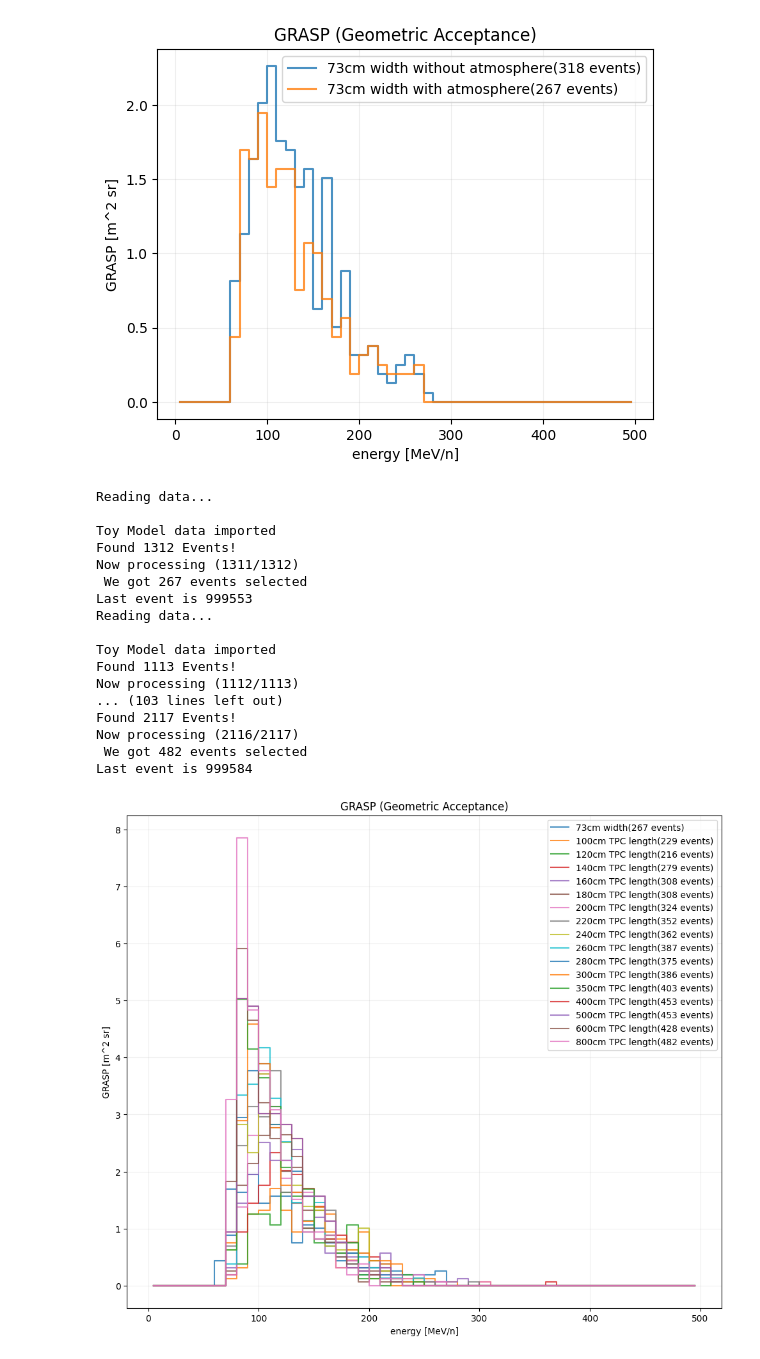
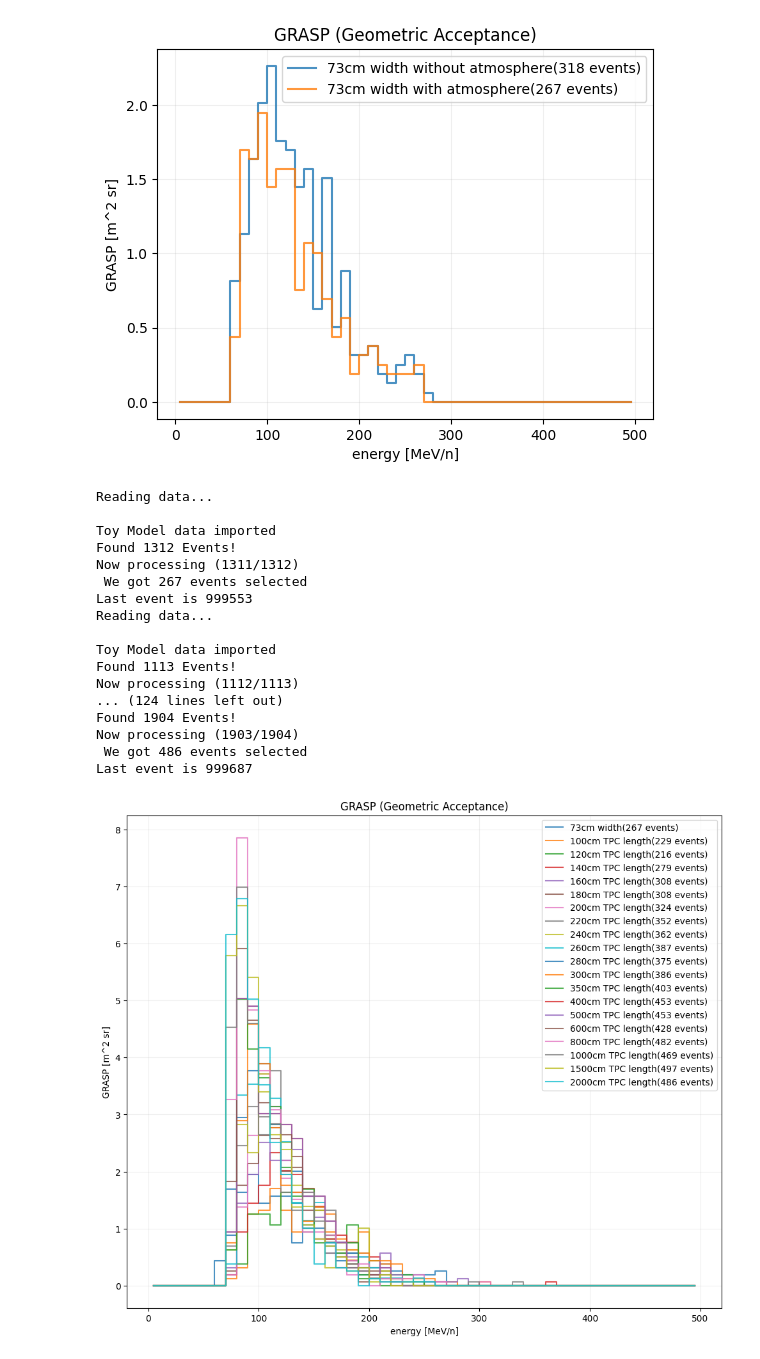
Before and after one commit to Eclipsedclaw/GRAMS, a Jupyter notebook: analysis/2023_Paper/GRASP.ipynb, the cells around one changed output. Drawn from its saved outputs; the diff is of its cells as text; code cells hidden in the pictures.

```diff
--- a/analysis/2023_Paper/GRASP.ipynb
+++ b/analysis/2023_Paper/GRASP.ipynb
@@ -491,40 +491,40 @@ GRASP_1000 = Analyze_GRASP(read_data_from_toymodel(file_path_atmo_1000), -100001
 plot_1000 = GRASP_hist(GRASP_1000[0], -1000010020, label18, GRASP_1000[1], 0, 1000, 50, ax=ax)
 
 file_path_atmo_1500 = '/home/jiancheng/GRAMS/toymodel_work/output/2023/GRASP_anti_deuteron_atmo_1e6_1500cm.dat'
-label19= '1000cm TPC length'
+label19= '1500cm TPC length'
 
 # variable explaination: Analyze_GRASP(data_vector_constructed, Particle_ID_of_initial_particle, stop_event_inside_LAr, in_flight_event_inside_LAr)
 GRASP_1500 = Analyze_GRASP(read_data_from_toymodel(file_path_atmo_1500), -1000010020, stop_event=True, in_flight_event=False)
 
 # variable explaination: GRASP_hist(GRASP_vector_from_Analyze_GRASP_function, Particle_ID_of_initial_particle, label, total_number_of_events, minimal_ernegy, maximum_energy, number_of_bins, plot_ax_name)
 plot_1500 = GRASP_hist(GRASP_1500[0], -1000010020, label19, GRASP_1500[1], 0, 1000, 50, ax=ax)
 
 file_path_atmo_2000 = '/home/jiancheng/GRAMS/toymodel_work/output/2023/GRASP_anti_deuteron_atmo_1e6_2000cm.dat'
-label20= '1000cm TPC length'
+label20= '2000cm TPC length'
 
 # variable explaination: Analyze_GRASP(data_vector_constructed, Particle_ID_of_initial_particle, stop_event_inside_LAr, in_flight_event_inside_LAr)
 GRASP_2000 = Analyze_GRASP(read_data_from_toymodel(file_path_atmo_2000), -1000010020, stop_event=True, in_flight_event=False)
 
 # variable explaination: GRASP_hist(GRASP_vector_from_Analyze_GRASP_function, Particle_ID_of_initial_particle, label, total_number_of_events, minimal_ernegy, maximum_energy, number_of_bins, plot_ax_name)
 plot_2000 = GRASP_hist(GRASP_2000[0], -1000010020, label20, GRASP_2000[1], 0, 1000, 50, ax=ax)
 
 plt.show()  # Display the plot with both data on the same axes
 # %% [output]
 Reading data...
 
 Toy Model data imported
 Found 1312 Events!
 Now processing (1311/1312)
  We got 267 events selected
 Last event is 999553
 Reading data...
 
 Toy Model data imported
 Found 1113 Events!
 Now processing (1112/1113)
-... (103 lines left out)
-Found 2117 Events!
-Now processing (2116/2117)
- We got 482 events selected
-Last event is 999584
+... (124 lines left out)
+Found 1904 Events!
+Now processing (1903/1904)
+ We got 486 events selected
+Last event is 999687
-[figure, old version]
+[figure, new version]
```
Also changed, not shown: parts of 3 cells of this notebook.
